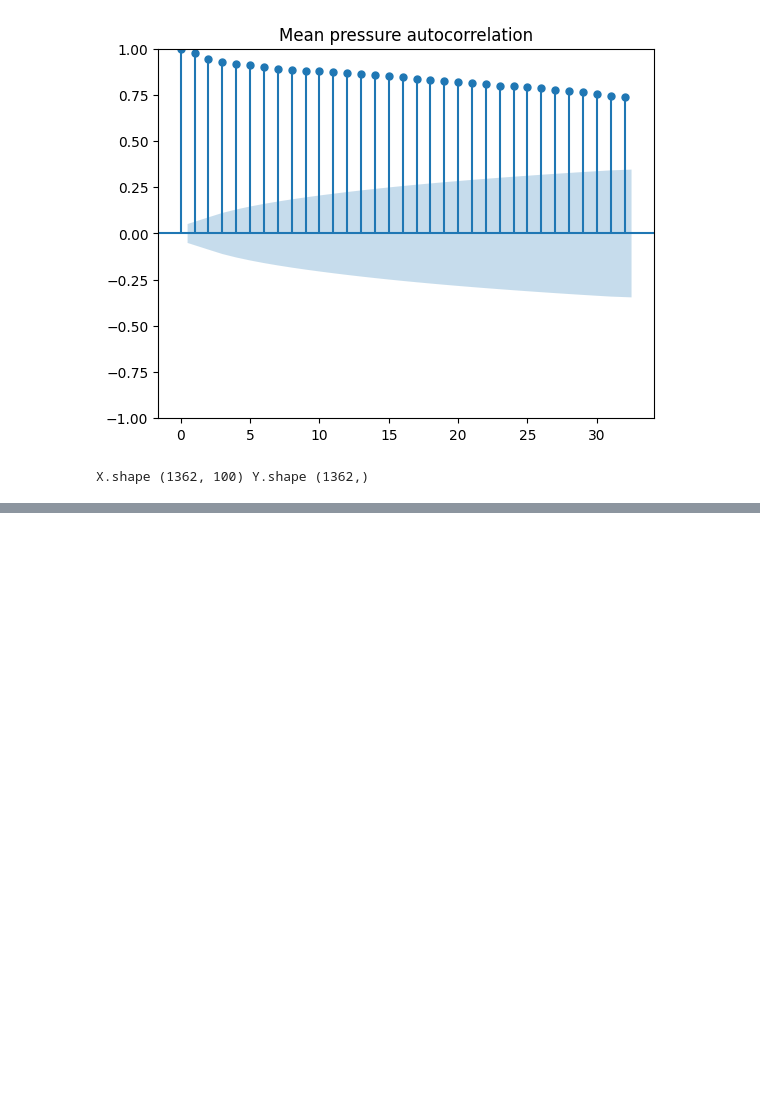
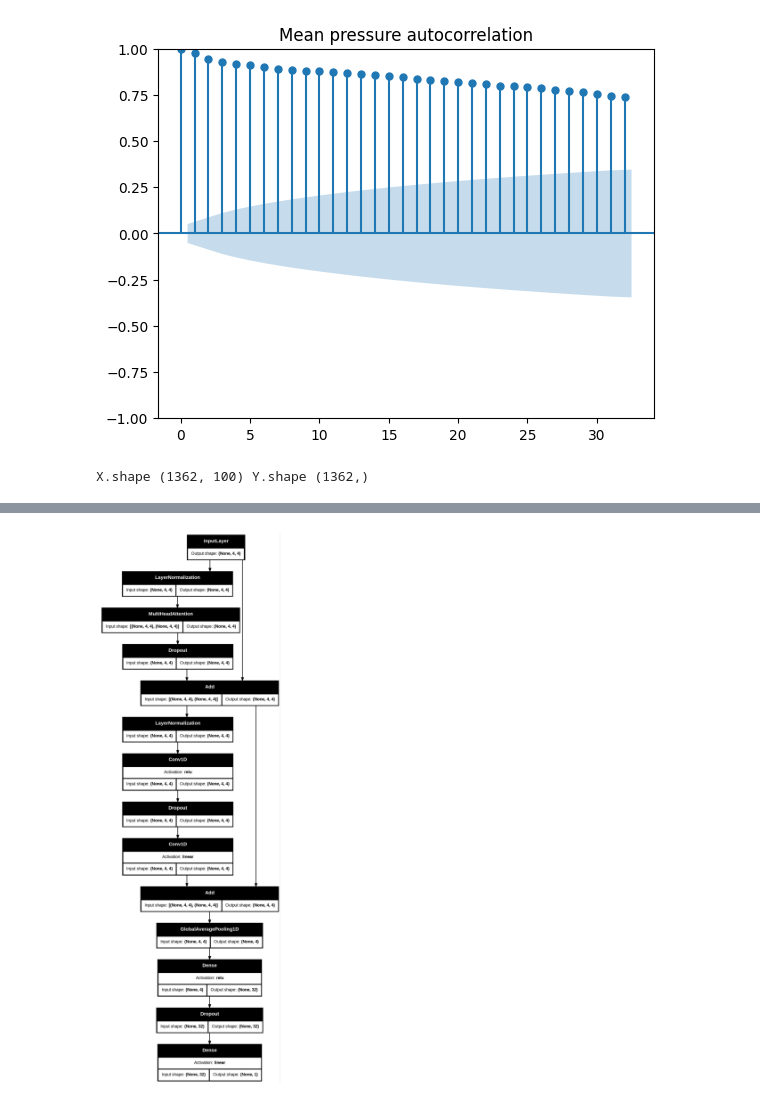
Before and after one commit to xvymaz12/ADAML2, a Jupyter notebook: ADAML2.ipynb, the cells around one changed output, grey strips where cells are left out. Cells and saved outputs as stored; diff of their text form; code cells hidden in the pictures; blank space fills up the shorter version.

```diff
--- a/ADAML2.ipynb
+++ b/ADAML2.ipynb
@@ -374,0 +577,7 @@ plt.show()
+# %%
+# Compile transformer model
+modelTransformer.compile(
+    loss="mean_squared_error",
+    optimizer=keras.optimizers.Adam(learning_rate=1e-4)
+)
+modelTransformer.summary()
@@ -374,0 +606,17 @@ plt.show()
+# %%
+TNN_img_file = '/tmp/model_3.jpg'
+
+plot_model(
+    modelTransformer,
+    to_file=TNN_img_file,
+    show_shapes=True,
+    show_layer_activations=True,
+)
+
+plt.figure(figsize=(16, 16))
+TNN_img = plt.imread(TNN_img_file)
+plt.axis('off')
+plt.imshow(TNN_img)
+plt.show()
+# %% [output]
+[figure, added]
```
Also changed, not shown: parts of 15 cells of this notebook, 1 other file.
